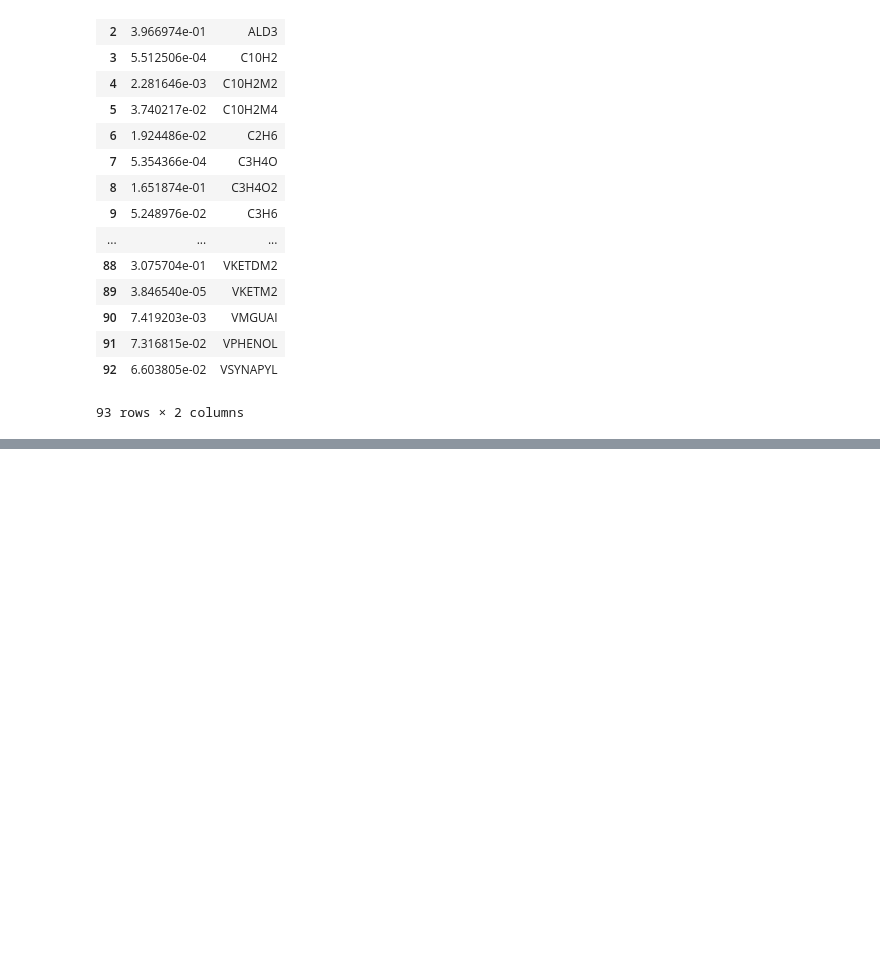
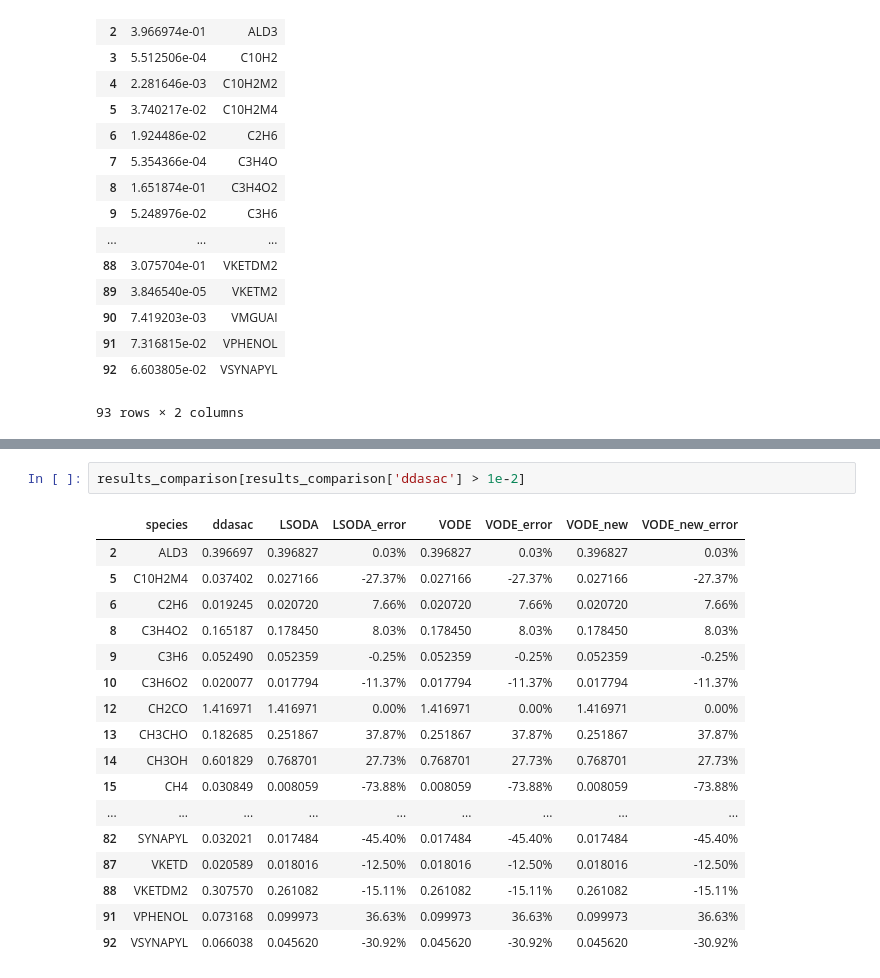
Before and after one commit to LigninTools/Ligpy-Cantera, a Jupyter notebook: Ligscipy/ODE_scipy/check/Results_comparison.ipynb, the cells around one changed output, grey strips where cells are left out. Drawn from its saved outputs; the diff is of its cells as text; blank space fills up the shorter version.

```diff
--- a/Ligscipy/ODE_scipy/check/Results_comparison.ipynb
+++ b/Ligscipy/ODE_scipy/check/Results_comparison.ipynb
@@ -172,0 +188,20 @@ results_comparison
+# %%
+results_comparison[results_comparison['ddasac'] > 1e-2]
+# %% [output]
+|  | species | ddasac | LSODA | LSODA_error | VODE | VODE_error | VODE_new | VODE_new_error |
+| 2 | ALD3 | 0.396697 | 0.396827 | 0.03% | 0.396827 | 0.03% | 0.396827 | 0.03% |
+| 5 | C10H2M4 | 0.037402 | 0.027166 | -27.37% | 0.027166 | -27.37% | 0.027166 | -27.37% |
+| 6 | C2H6 | 0.019245 | 0.020720 | 7.66% | 0.020720 | 7.66% | 0.020720 | 7.66% |
+| 8 | C3H4O2 | 0.165187 | 0.178450 | 8.03% | 0.178450 | 8.03% | 0.178450 | 8.03% |
+| 9 | C3H6 | 0.052490 | 0.052359 | -0.25% | 0.052359 | -0.25% | 0.052359 | -0.25% |
+| 10 | C3H6O2 | 0.020077 | 0.017794 | -11.37% | 0.017794 | -11.37% | 0.017794 | -11.37% |
+| 12 | CH2CO | 1.416971 | 1.416971 | 0.00% | 1.416971 | 0.00% | 1.416971 | 0.00% |
+| 13 | CH3CHO | 0.182685 | 0.251867 | 37.87% | 0.251867 | 37.87% | 0.251867 | 37.87% |
+| 14 | CH3OH | 0.601829 | 0.768701 | 27.73% | 0.768701 | 27.73% | 0.768701 | 27.73% |
+| 15 | CH4 | 0.030849 | 0.008059 | -73.88% | 0.008059 | -73.88% | 0.008059 | -73.88% |
+| ... | ... | ... | ... | ... | ... | ... | ... | ... |
+| 82 | SYNAPYL | 0.032021 | 0.017484 | -45.40% | 0.017484 | -45.40% | 0.017484 | -45.40% |
+| 87 | VKETD | 0.020589 | 0.018016 | -12.50% | 0.018016 | -12.50% | 0.018016 | -12.50% |
+| 88 | VKETDM2 | 0.307570 | 0.261082 | -15.11% | 0.261082 | -15.11% | 0.261082 | -15.11% |
+| 91 | VPHENOL | 0.073168 | 0.099973 | 36.63% | 0.099973 | 36.63% | 0.099973 | 36.63% |
+| 92 | VSYNAPYL | 0.066038 | 0.045620 | -30.92% | 0.045620 | -30.92% | 0.045620 | -30.92% |
```
Also changed, not shown: parts of 4 cells of this notebook.
